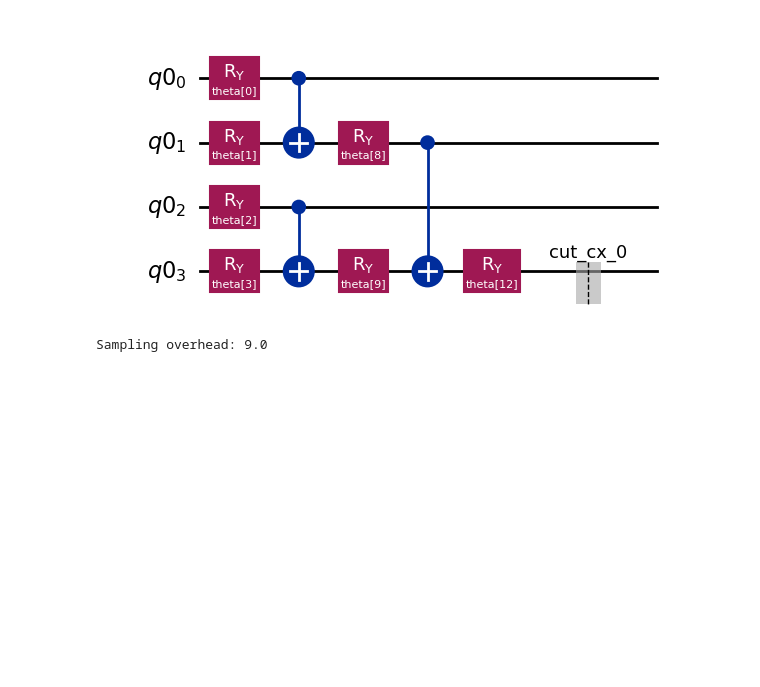
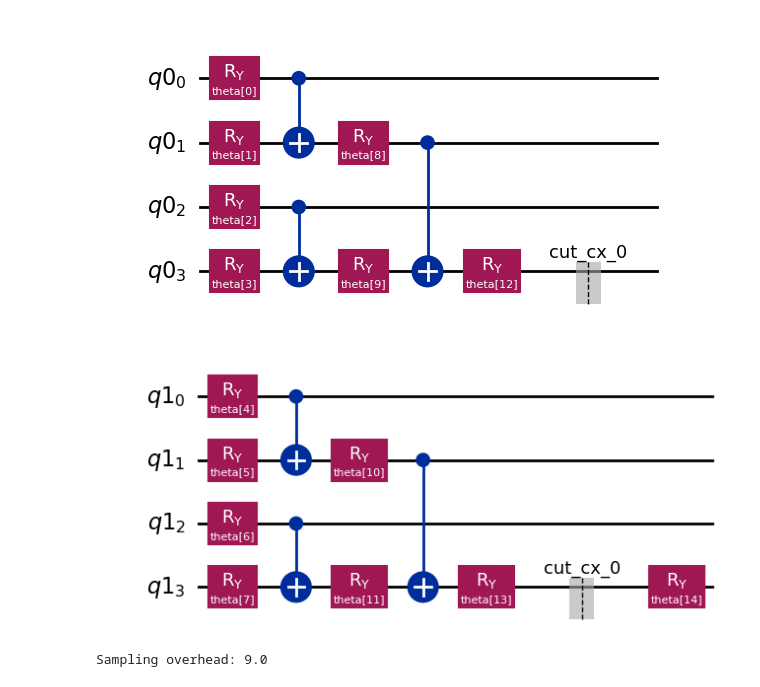
Before and after one commit to SaashaJoshi/QML-circuit-cutting, a Jupyter notebook: working_qtn_circuit_cutting.ipynb, the cells around one changed output. Drawn from its saved outputs; the diff is of its cells as text; code cells hidden in the pictures; blank space fills up the shorter version.

```diff
--- a/working_qtn_circuit_cutting.ipynb
+++ b/working_qtn_circuit_cutting.ipynb
@@ -90,6 +83,10 @@ sub_observables
 sub_circuits["A"].draw("mpl", style="iqp")
 # %% [output]
 [figure]
+# %%
+sub_circuits["B"].draw("mpl", style="iqp")
+# %% [output]
+[figure, added]
 # %%
 print(f"Sampling overhead: {np.prod([basis.overhead for basis in bases])}")
 # %% [output]
```
Also changed, not shown: parts of 53 cells of this notebook.
